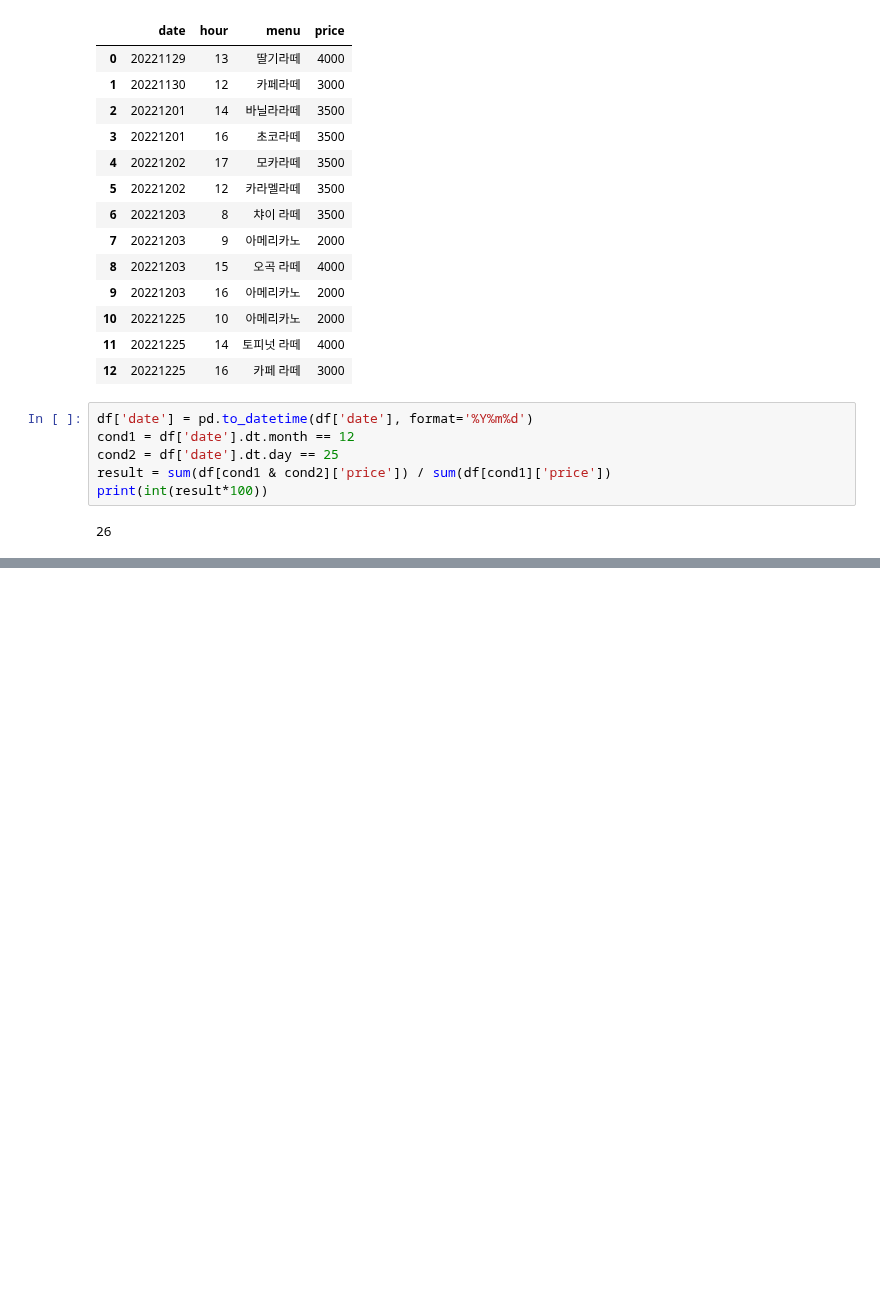
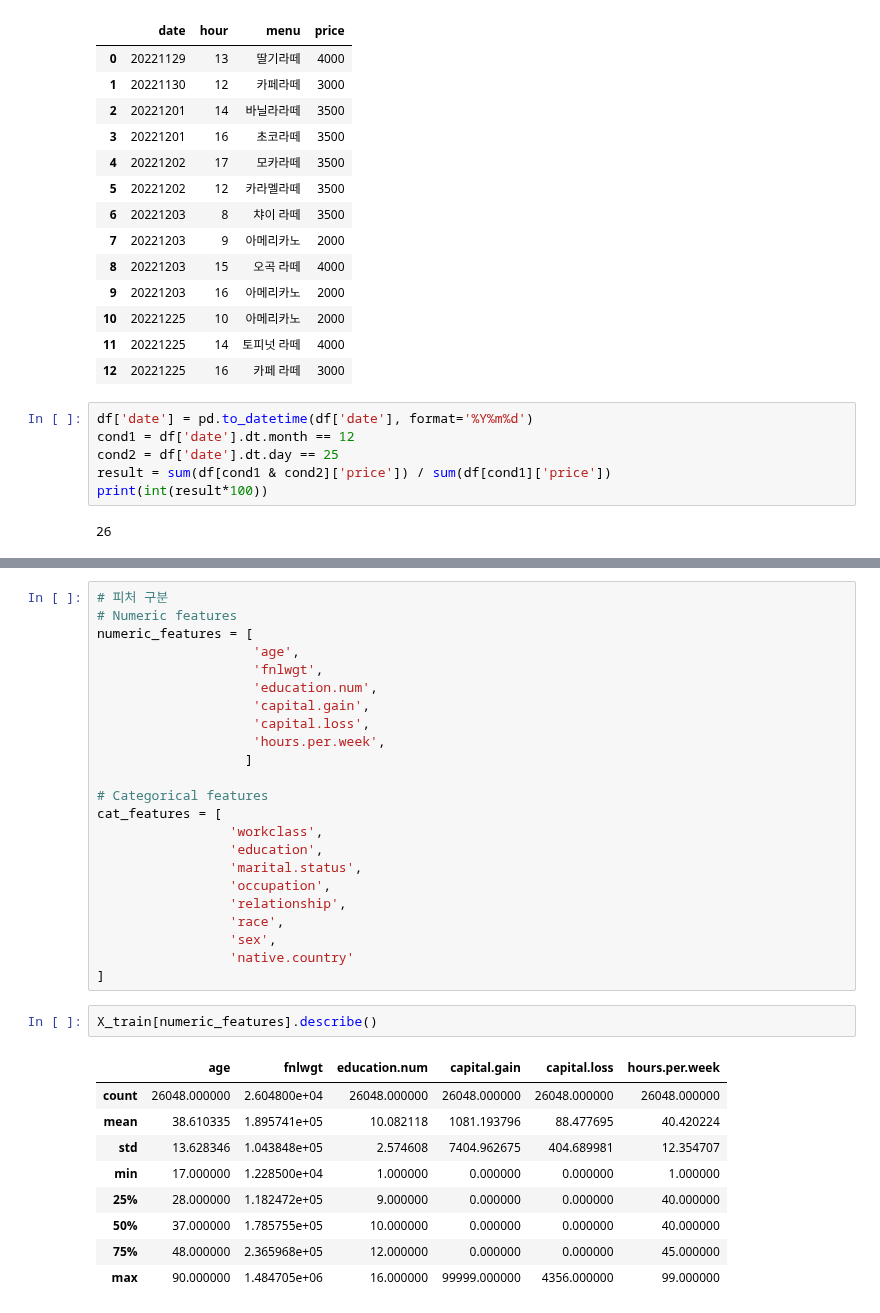
Before and after one commit to zudata/BEAKJOON, a Jupyter notebook: study/Big Data Certification study.ipynb, the cells around one changed output, grey strips where cells are left out. Saved outputs shown, nothing was run; the diff lists cells and outputs as text; blank space fills up the shorter version.

```diff
--- a/study/Big Data Certification study.ipynb
+++ b/study/Big Data Certification study.ipynb
@@ -2139,0 +2236,35 @@ round(model.score(test, y_test['Outcome']) * 100, 2)
+# %%
+# 피처 구분
+# Numeric features
+numeric_features = [
+                    'age',
+                    'fnlwgt',
+                    'education.num',
+                    'capital.gain',
+                    'capital.loss',
+                    'hours.per.week',
+                   ]
+
+# Categorical features
+cat_features = [
+                 'workclass',
+                 'education',
+                 'marital.status',
+                 'occupation',
+                 'relationship',
+                 'race',
+                 'sex',
+                 'native.country'
+]
+# %%
+X_train[numeric_features].describe()
+# %% [output]
+|  | age | fnlwgt | education.num | capital.gain | capital.loss | hours.per.week |
+| count | 26048.000000 | 2.604800e+04 | 26048.000000 | 26048.000000 | 26048.000000 | 26048.000000 |
+| mean | 38.610335 | 1.895741e+05 | 10.082118 | 1081.193796 | 88.477695 | 40.420224 |
+| std | 13.628346 | 1.043848e+05 | 2.574608 | 7404.962675 | 404.689981 | 12.354707 |
+| min | 17.000000 | 1.228500e+04 | 1.000000 | 0.000000 | 0.000000 | 1.000000 |
+| 25% | 28.000000 | 1.182472e+05 | 9.000000 | 0.000000 | 0.000000 | 40.000000 |
+| 50% | 37.000000 | 1.785755e+05 | 10.000000 | 0.000000 | 0.000000 | 40.000000 |
+| 75% | 48.000000 | 2.365968e+05 | 12.000000 | 0.000000 | 0.000000 | 45.000000 |
+| max | 90.000000 | 1.484705e+06 | 16.000000 | 99999.000000 | 4356.000000 | 99.000000 |
```
Also changed, not shown: parts of 127 cells of this notebook.
